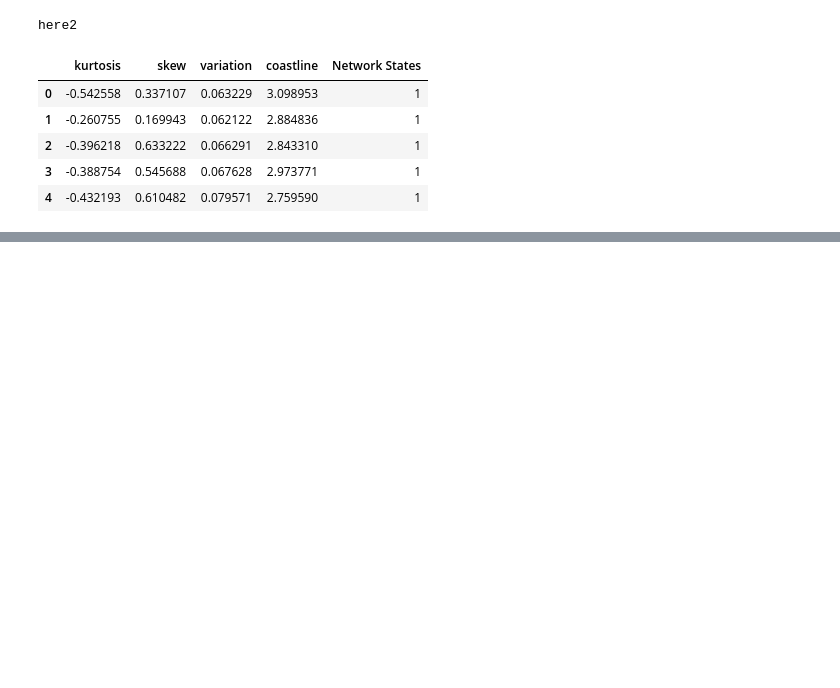
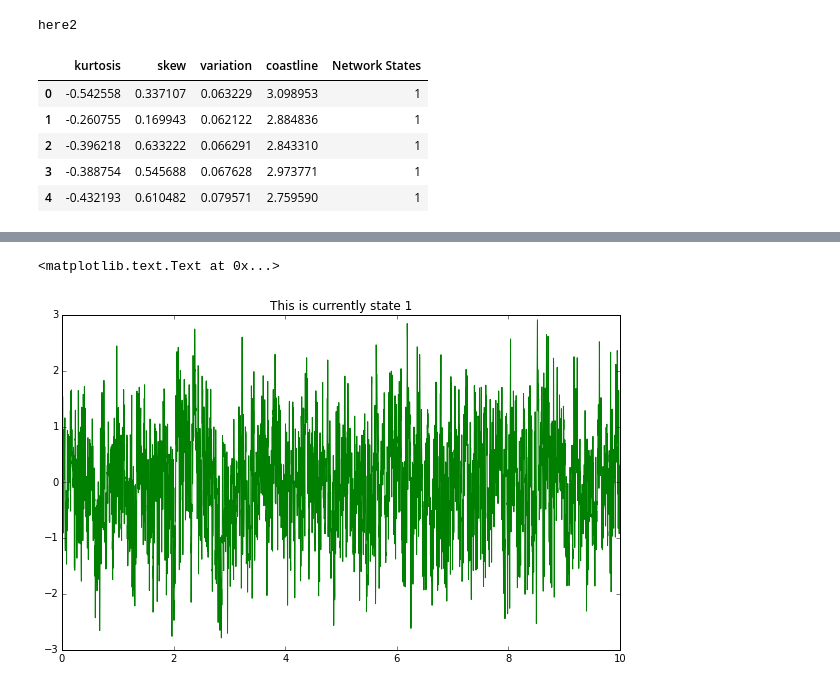
Before and after one commit to jcornford/pyecog, a Jupyter notebook: Code/DataExplorerMkII.ipynb, the cells around one changed output, grey strips where cells are left out. Saved outputs shown, nothing was run; the diff lists cells and outputs as text; code cells hidden in the pictures; blank space fills up the shorter version.

```diff
--- a/Code/DataExplorerMkII.ipynb
+++ b/Code/DataExplorerMkII.ipynb
@@ -47,0 +47,21 @@ fig.canvas.mpl_disconnect(cid)
+# %%
+import matplotlib.pyplot as plt
+import numpy as np
+
+dirpath = '/Users/Jonathan/Documents/PhD /Seizure_related/Network_states/VMData/Classified'
+dataobj = LoadSeizureData(dirpath)
+dataobj.load_data()
+colors = ['k','g','b','r']
+labelslist = dataobj.label_colarray[:,0].tolist()
+newlist = list(labelslist)
+# %%
+index =7
+
+plt.figure(figsize = (10,6))
+x = np.arange(5120)/512.0
+plt.plot(x,dataobj.data_array[index,:], color = colors[newlist[index]])
+plt.title('This is currently state ' + str(newlist[index]))
+#newlist[index] =
+# %% [output]
+<matplotlib.text.Text at 0x...>
+[figure, added]
```
Also changed, not shown: parts of 6 cells of this notebook, 9 other files.
